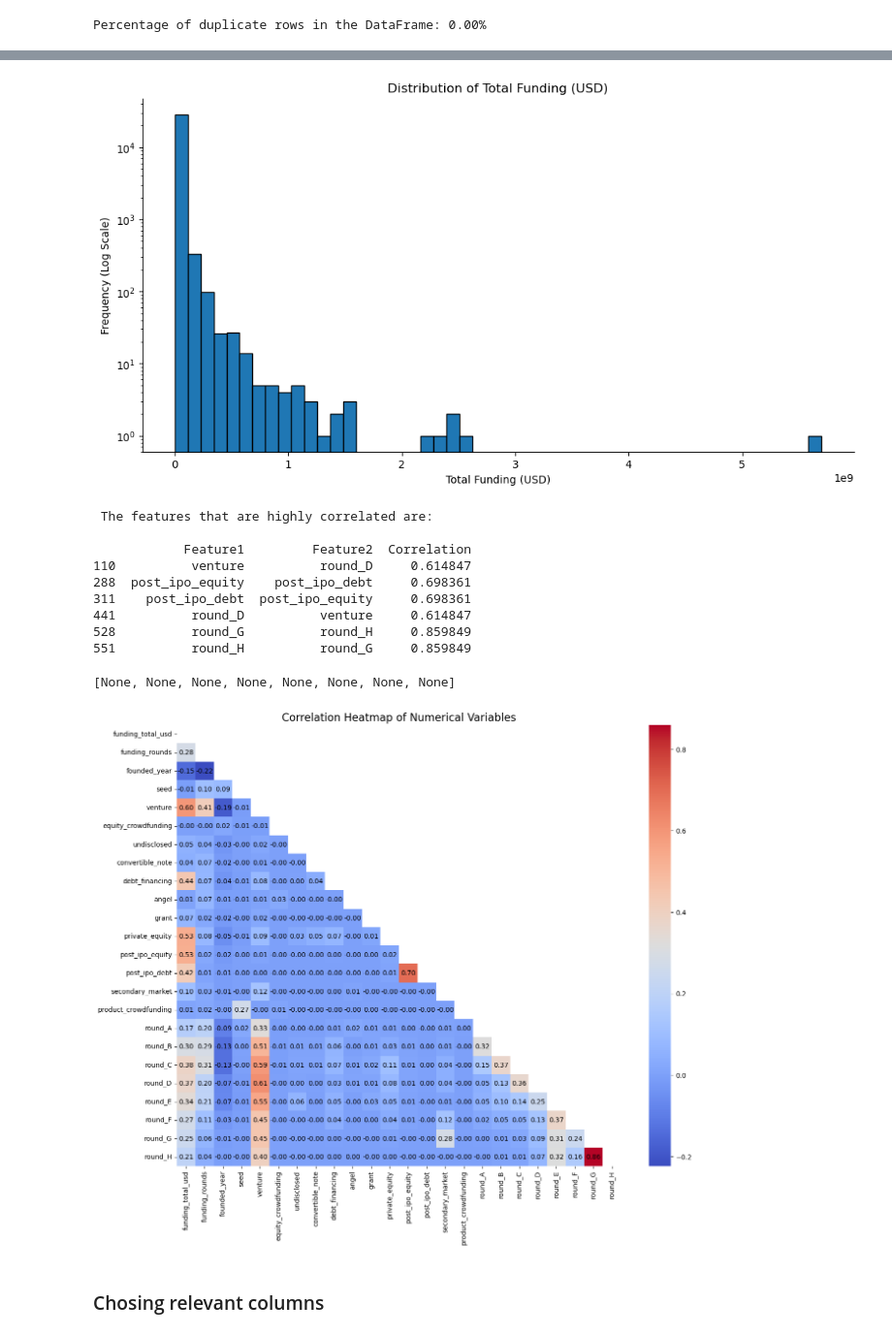
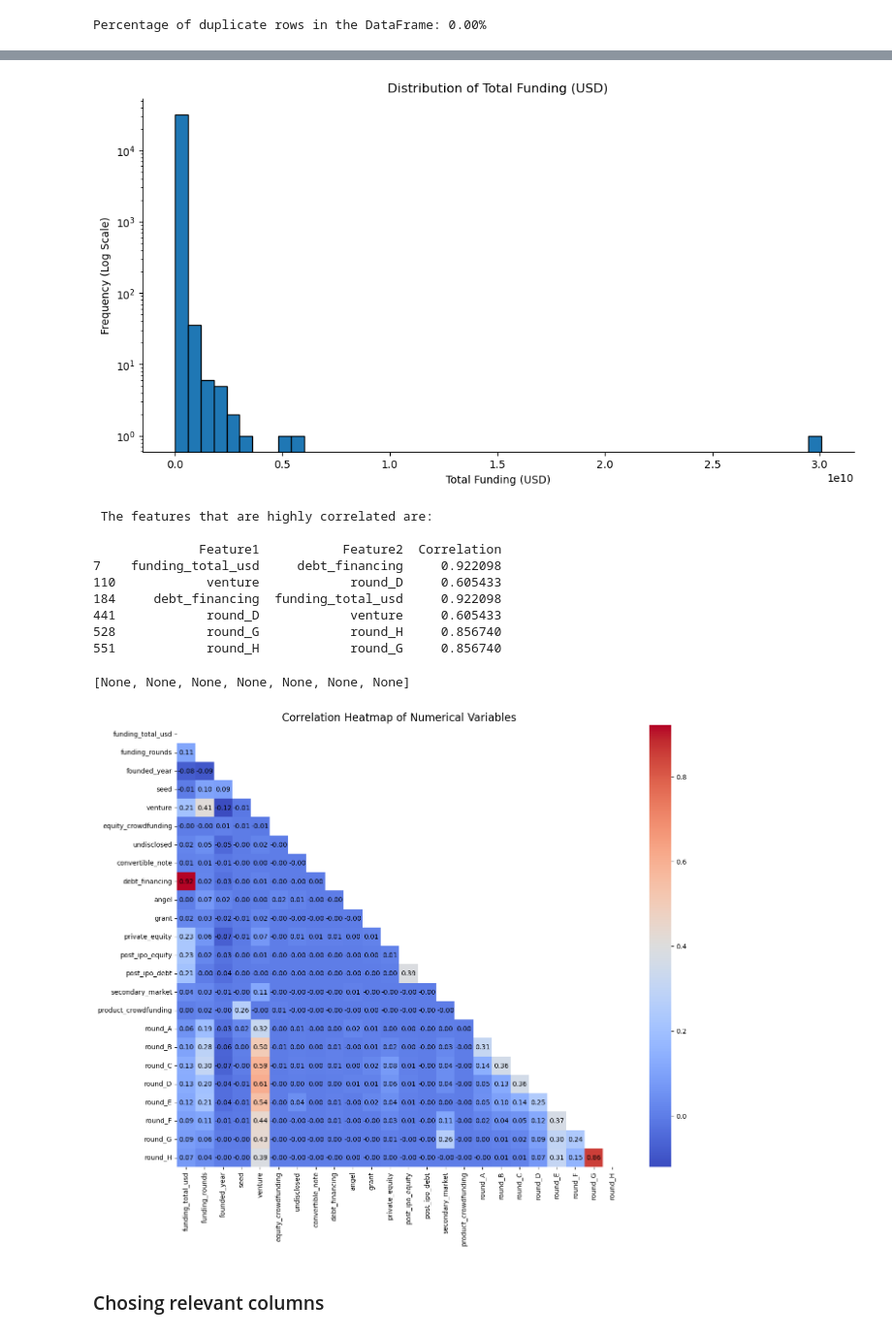
Before and after one commit to othmane-zizi-pro/logistic-regression-startup-exits, a Jupyter notebook: MGSC661 Startup Exits.ipynb, the cells around one changed output, grey strips where cells are left out. Shown at 97% size. Drawn from its saved outputs; the diff is of its cells as text; code cells hidden in the pictures.

```diff
--- a/MGSC661 Startup Exits.ipynb
+++ b/MGSC661 Startup Exits.ipynb
@@ -85,11 +86,11 @@ investments.head()
 # %%
-# Remove irrelevant data from DataFrame outside the scope of the investigation (only companies founded in or after 2000)
+# Remove irrelevant data from DataFrame outside the scope of the investigation (only companies founded in or after 1970)
 
-investments_2000 = investments[investments['founded_year'].ge(2000)].copy()
+investments_1970 = investments[investments['founded_year'].ge(1970)].copy()
 
 #Strip column whitespace
-investments_2000.columns = investments_2000.columns.str.strip()
+investments_1970.columns = investments_1970.columns.str.strip()
 
-print("Rows remaining after filter:", investments_2000.shape[0])
-print("Columns:", investments_2000.shape[1])
+print("Rows remaining after filter:", investments_1970.shape[0])
+print("Columns:", investments_1970.shape[1])
 # %% [output]
@@ -191,10 +192,10 @@ plt.tight_layout()
 # %%
 # Clean the ' funding_total_usd ' column
-investments_2000['funding_total_usd'] = investments_2000['funding_total_usd'].astype(str).str.replace(',', '', regex=False)
-investments_2000['funding_total_usd'] = pd.to_numeric(investments_2000['funding_total_usd'], errors='coerce')
+investments_1970['funding_total_usd'] = investments_1970['funding_total_usd'].astype(str).str.replace(',', '', regex=False)
+investments_1970['funding_total_usd'] = pd.to_numeric(investments_1970['funding_total_usd'], errors='coerce')
 
 # Drop rows with NaN values in ' funding_total_usd ' after coercion
-df_cleaned = investments_2000.dropna(subset=['funding_total_usd'])
+df_cleaned = investments_1970.dropna(subset=['funding_total_usd'])
 
 # Create the histogram with log scale on y-axis
 plt.figure(figsize=(12, 6))
@@ -218,11 +219,11 @@ ax.tick_params(axis='y', colors='black')
 #plt.savefig('Funding_Distribution_Histogram2.png')
 plt.show()
 # %% [output]
-[figure, old version]
+[figure, new version]
 # %%
 # 1. Calculate Shared Variables (Correlation Matrix)
-numeric_cols = investments_2000.select_dtypes(include='number').columns
-corr_matrix = investments_2000[numeric_cols].corr()
+numeric_cols = investments_1970.select_dtypes(include='number').columns
+corr_matrix = investments_1970[numeric_cols].corr()
 
 # 2. Correlation Reporting (Finding Highly Correlated Pairs)
 # Remove self-correlations by masking the diagonal
@@ -231,42 +232,42 @@ corr_matrix_no_diag = corr_matrix.mask(mask_report)
 
 # Find high correlations
 high_corr = corr_matrix_no_diag.stack().reset_index()
 high_corr.columns = ['Feature1', 'Feature2', 'Correlation']
 high_corr = high_corr[abs(high_corr['Correlation']) > 0.6]
 
 print("\n The features that are highly correlated are: \n")
 print(high_corr)
 
 
 # 3. Correlation Plotting (Generating Heatmap)
 # Create a mask for the upper triangle (to clean up the plot)
 mask_plot = np.triu(np.ones_like(corr_matrix, dtype=bool))
 
 # Create a heatmap with the mask
 plt.figure(figsize=(15, 12))
 ax = sns.heatmap(corr_matrix, annot=True, cmap='coolwarm', fmt=".2f", mask=mask_plot, annot_kws={"color": "black"}, cbar_kws={"use_gridspec": False, "location": "right"})
 plt.title('Correlation Heatmap of Numerical Variables', color='black', fontsize=16)
 plt.xticks(color='black')
 plt.yticks(color='black')
 
 # Change colorbar text color
 cbar = ax.collections[0].colorbar
 cbar.ax.yaxis.set_tick_params(color='black')
 plt.setp(plt.getp(cbar.ax.axes, 'yticklabels'), color='black')
 
 #plt.savefig('Correlation_Heatmap3.png', transparent=True, dpi=300)
 # %% [output]
  The features that are highly correlated are:
 
-            Feature1         Feature2  Correlation
-110          venture          round_D     0.614847
-288  post_ipo_equity    post_ipo_debt     0.698361
-311    post_ipo_debt  post_ipo_equity     0.698361
-441          round_D          venture     0.614847
-528          round_G          round_H     0.859849
-551          round_H          round_G     0.859849
+              Feature1           Feature2  Correlation
+7    funding_total_usd     debt_financing     0.922098
+110            venture            round_D     0.605433
+184     debt_financing  funding_total_usd     0.922098
+441            round_D            venture     0.605433
+528            round_G            round_H     0.856740
+551            round_H            round_G     0.856740
-[None, None, None, None, None, None, None, None]
+[None, None, None, None, None, None, None]
-[figure, old version]
+[figure, new version]
 # %% [markdown]
 ### Chosing relevant columns
 # %% [markdown]
```
Also changed, not shown: parts of 14 cells of this notebook.
